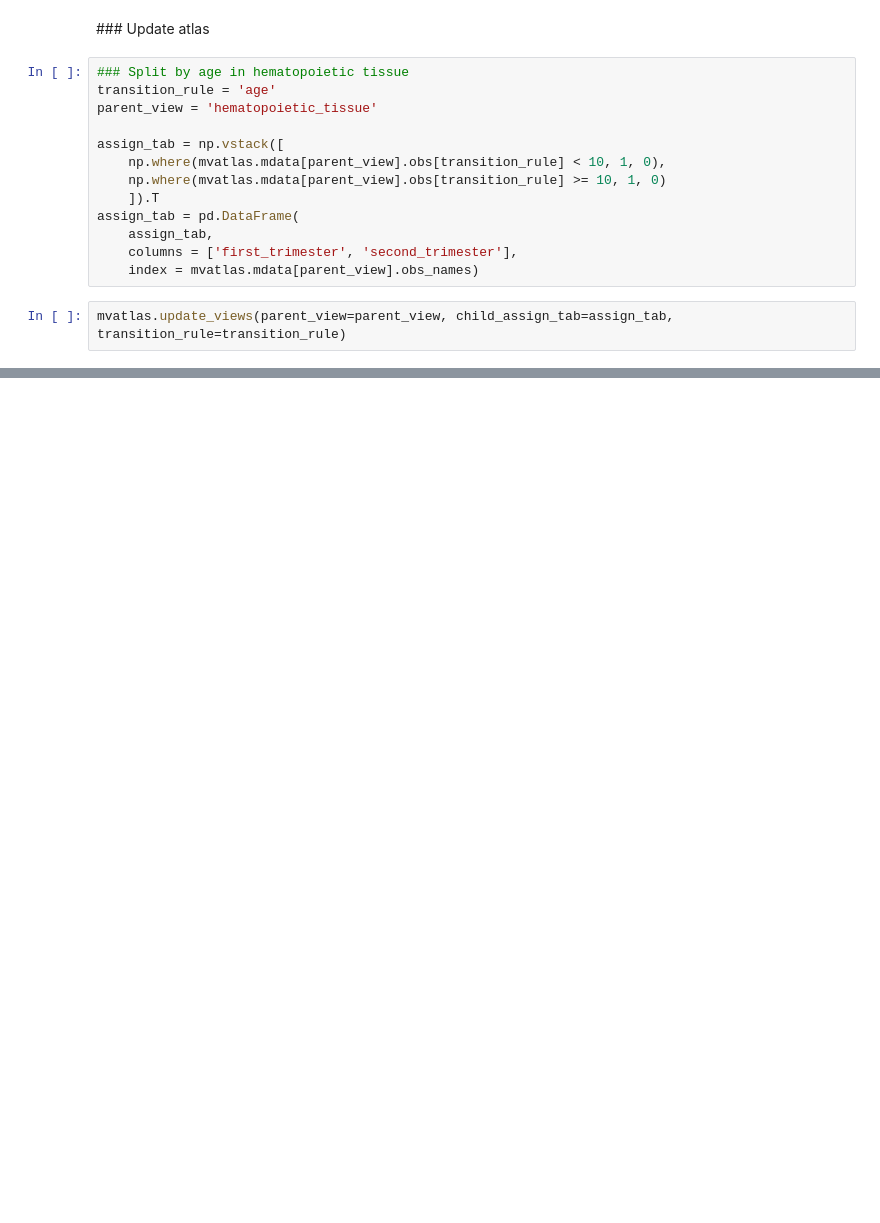
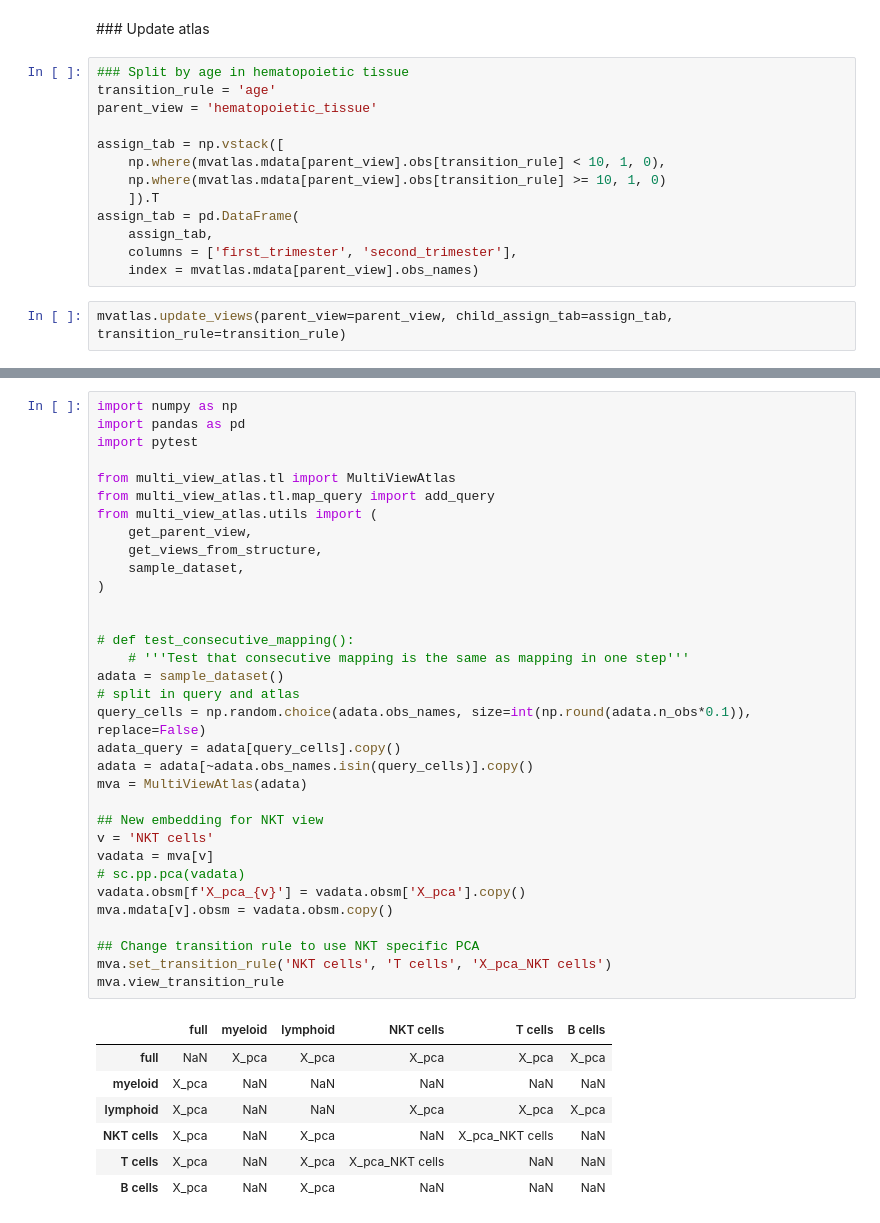
Before and after one commit to scverse-bot/multi-view-atlas, a Jupyter notebook: test_query_mapping.ipynb, the cells around one changed output, grey strips where cells are left out. Cells and saved outputs as stored; diff of their text form; blank space fills up the shorter version.

```diff
--- a/test_query_mapping.ipynb
+++ b/test_query_mapping.ipynb
@@ -149,0 +377,41 @@ mva.update_views(parent_view="T cells", child_assign_tab=assign_tab, transition_
+# %%
+import numpy as np
+import pandas as pd
+import pytest
+
+from multi_view_atlas.tl import MultiViewAtlas
+from multi_view_atlas.tl.map_query import add_query
+from multi_view_atlas.utils import (
+    get_parent_view,
+    get_views_from_structure,
+    sample_dataset,
+)
+
+
+# def test_consecutive_mapping():
+    # '''Test that consecutive mapping is the same as mapping in one step'''
+adata = sample_dataset()
+# split in query and atlas
+query_cells = np.random.choice(adata.obs_names, size=int(np.round(adata.n_obs*0.1)), replace=False)
+adata_query = adata[query_cells].copy()
+adata = adata[~adata.obs_names.isin(query_cells)].copy()
+mva = MultiViewAtlas(adata)
+
+## New embedding for NKT view
+v = 'NKT cells'
+vadata = mva[v]
+# sc.pp.pca(vadata)
+vadata.obsm[f'X_pca_{v}'] = vadata.obsm['X_pca'].copy()
+mva.mdata[v].obsm = vadata.obsm.copy()
+
+## Change transition rule to use NKT specific PCA
+mva.set_transition_rule('NKT cells', 'T cells', 'X_pca_NKT cells')
+mva.view_transition_rule
+# %% [output]
+|  | full | myeloid | lymphoid | NKT cells | T cells | B cells |
+| full | NaN | X_pca | X_pca | X_pca | X_pca | X_pca |
+| myeloid | X_pca | NaN | NaN | NaN | NaN | NaN |
+| lymphoid | X_pca | NaN | NaN | X_pca | X_pca | X_pca |
+| NKT cells | X_pca | NaN | X_pca | NaN | X_pca_NKT cells | NaN |
+| T cells | X_pca | NaN | X_pca | X_pca_NKT cells | NaN | NaN |
+| B cells | X_pca | NaN | X_pca | NaN | NaN | NaN |
```
Also changed, not shown: parts of 54 cells of this notebook, 8 other files.
